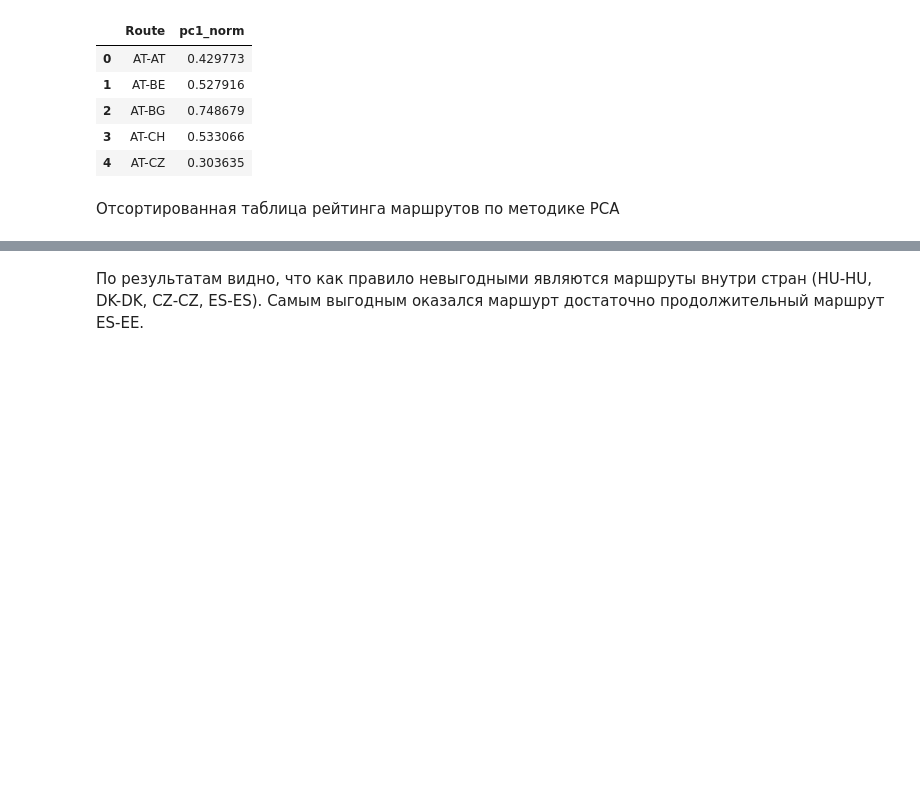
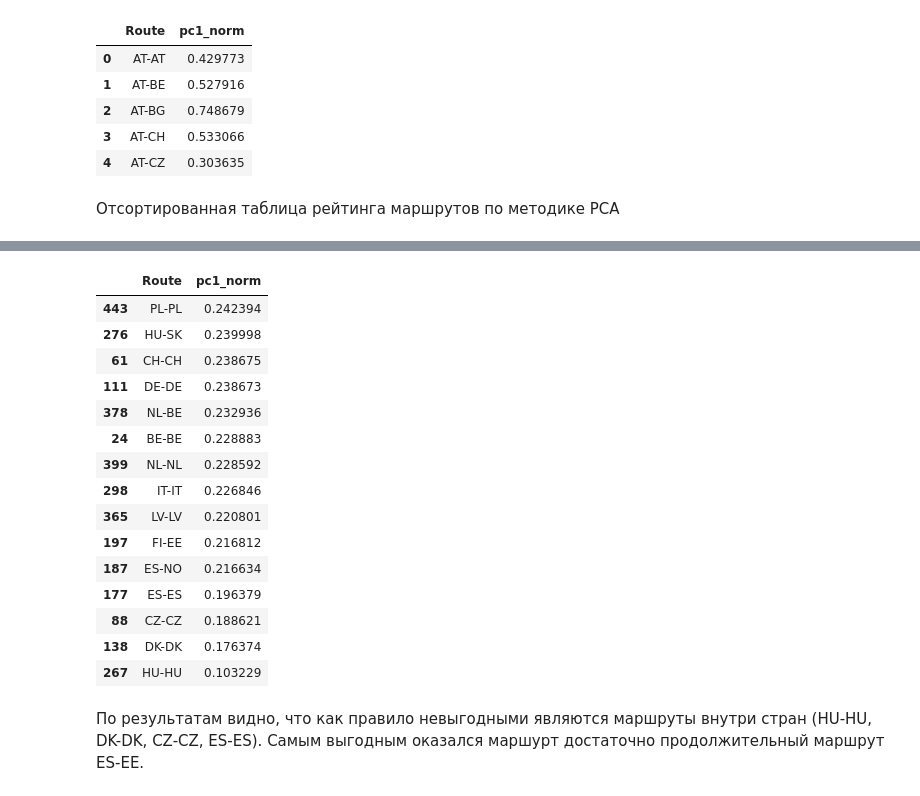
Before and after one commit to jugo839/routes, a Jupyter notebook: dp1.ipynb, the cells around one changed output, grey strips where cells are left out. Drawn from its saved outputs; the diff is of its cells as text; code cells hidden in the pictures; blank space fills up the shorter version.

```diff
--- a/dp1.ipynb
+++ b/dp1.ipynb
@@ -1229,5 +1232,22 @@ res_routes
 # %%
-res_routes.head(15)
+res_routes.tail(15)
+# %% [output]
+|  | Route | pc1_norm |
+| 443 | PL-PL | 0.242394 |
+| 276 | HU-SK | 0.239998 |
+| 61 | CH-CH | 0.238675 |
+| 111 | DE-DE | 0.238673 |
+| 378 | NL-BE | 0.232936 |
+| 24 | BE-BE | 0.228883 |
+| 399 | NL-NL | 0.228592 |
+| 298 | IT-IT | 0.226846 |
+| 365 | LV-LV | 0.220801 |
+| 197 | FI-EE | 0.216812 |
+| 187 | ES-NO | 0.216634 |
+| 177 | ES-ES | 0.196379 |
+| 88 | CZ-CZ | 0.188621 |
+| 138 | DK-DK | 0.176374 |
+| 267 | HU-HU | 0.103229 |
 # %%
 res_routes.to_csv(r'C:\Users\Julia\Notebooks (Py)\ds\rating_PCA_routes.csv', index = False)
 # %% [markdown]
```
Also changed, not shown: parts of 9 cells of this notebook.
